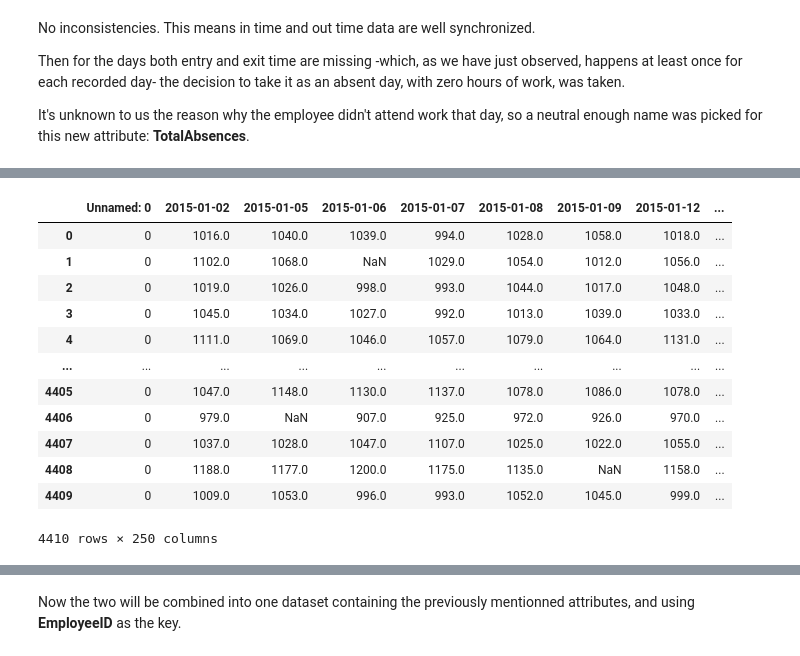
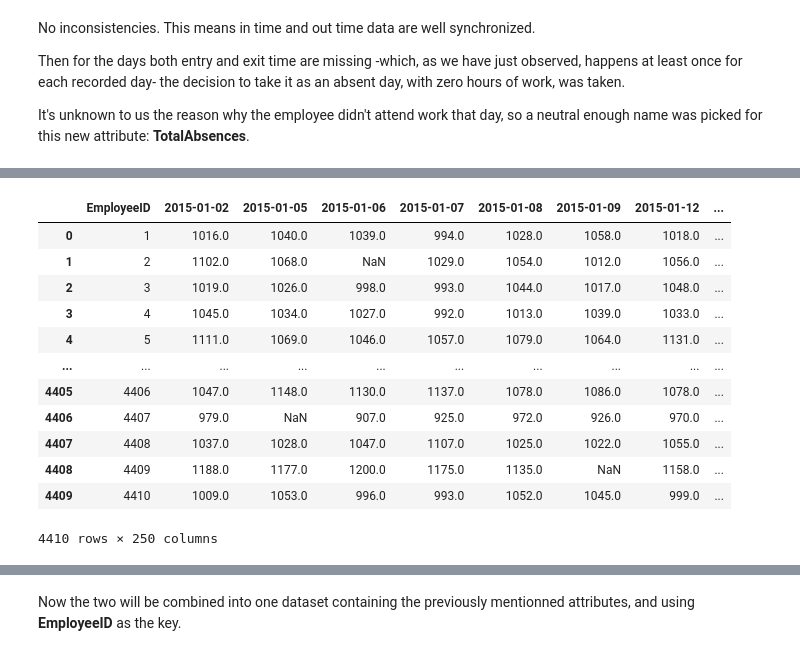
Before and after one commit to equisdel/INDIAI, a Jupyter notebook: test.ipynb, the cells around one changed output, grey strips where cells are left out. Saved outputs shown, nothing was run; the diff lists cells and outputs as text; code cells hidden in the pictures.

```diff
--- a/test.ipynb
+++ b/test.ipynb
@@ -350,21 +356,27 @@ in_time
 4410 rows × 250 columns
-# %%
-out_time = out_time.apply(pd.to_datetime)
-out_time.applymap(minutes_since_zero)
-# %% [output]
-|  | Unnamed: 0 | 2015-01-02 | 2015-01-05 | 2015-01-06 | 2015-01-07 | 2015-01-08 | 2015-01-09 | 2015-01-12 | ... |
-| 0 | 0 | 1016.0 | 1040.0 | 1039.0 | 994.0 | 1028.0 | 1058.0 | 1018.0 | ... |
-| 1 | 0 | 1102.0 | 1068.0 | NaN | 1029.0 | 1054.0 | 1012.0 | 1056.0 | ... |
-| 2 | 0 | 1019.0 | 1026.0 | 998.0 | 993.0 | 1044.0 | 1017.0 | 1048.0 | ... |
-| 3 | 0 | 1045.0 | 1034.0 | 1027.0 | 992.0 | 1013.0 | 1039.0 | 1033.0 | ... |
-| 4 | 0 | 1111.0 | 1069.0 | 1046.0 | 1057.0 | 1079.0 | 1064.0 | 1131.0 | ... |
-| ... | ... | ... | ... | ... | ... | ... | ... | ... | ... |
-| 4405 | 0 | 1047.0 | 1148.0 | 1130.0 | 1137.0 | 1078.0 | 1086.0 | 1078.0 | ... |
-| 4406 | 0 | 979.0 | NaN | 907.0 | 925.0 | 972.0 | 926.0 | 970.0 | ... |
-| 4407 | 0 | 1037.0 | 1028.0 | 1047.0 | 1107.0 | 1025.0 | 1022.0 | 1055.0 | ... |
-| 4408 | 0 | 1188.0 | 1177.0 | 1200.0 | 1175.0 | 1135.0 | NaN | 1158.0 | ... |
-| 4409 | 0 | 1009.0 | 1053.0 | 996.0 | 993.0 | 1052.0 | 1045.0 | 999.0 | ... |
-4410 rows × 250 columns
+# %%
+first_column = out_time['Unnamed: 0']
+out_time = out_time.apply(pd.to_datetime)
+out_time = out_time.applymap(minutes_since_zero)
+# avoid
+out_time.insert(0,"EmployeeID",first_column)
+out_time.pop('Unnamed: 0')
+
+out_time
+# %% [output]
+|  | EmployeeID | 2015-01-02 | 2015-01-05 | 2015-01-06 | 2015-01-07 | 2015-01-08 | 2015-01-09 | 2015-01-12 | ... |
+| 0 | 1 | 1016.0 | 1040.0 | 1039.0 | 994.0 | 1028.0 | 1058.0 | 1018.0 | ... |
+| 1 | 2 | 1102.0 | 1068.0 | NaN | 1029.0 | 1054.0 | 1012.0 | 1056.0 | ... |
+| 2 | 3 | 1019.0 | 1026.0 | 998.0 | 993.0 | 1044.0 | 1017.0 | 1048.0 | ... |
+| 3 | 4 | 1045.0 | 1034.0 | 1027.0 | 992.0 | 1013.0 | 1039.0 | 1033.0 | ... |
+| 4 | 5 | 1111.0 | 1069.0 | 1046.0 | 1057.0 | 1079.0 | 1064.0 | 1131.0 | ... |
+| ... | ... | ... | ... | ... | ... | ... | ... | ... | ... |
+| 4405 | 4406 | 1047.0 | 1148.0 | 1130.0 | 1137.0 | 1078.0 | 1086.0 | 1078.0 | ... |
+| 4406 | 4407 | 979.0 | NaN | 907.0 | 925.0 | 972.0 | 926.0 | 970.0 | ... |
+| 4407 | 4408 | 1037.0 | 1028.0 | 1047.0 | 1107.0 | 1025.0 | 1022.0 | 1055.0 | ... |
+| 4408 | 4409 | 1188.0 | 1177.0 | 1200.0 | 1175.0 | 1135.0 | NaN | 1158.0 | ... |
+| 4409 | 4410 | 1009.0 | 1053.0 | 996.0 | 993.0 | 1052.0 | 1045.0 | 999.0 | ... |
+4410 rows × 250 columns
 # %%
 def nan_to_zero(value):
     if pd.isna(value):
```
Also changed, not shown: parts of 8 cells of this notebook, 1 other file.
